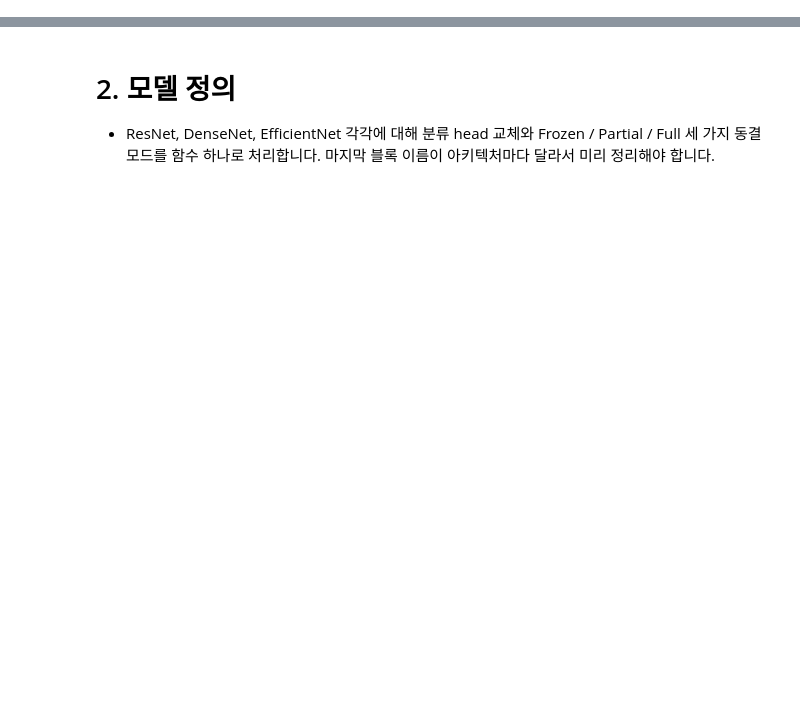
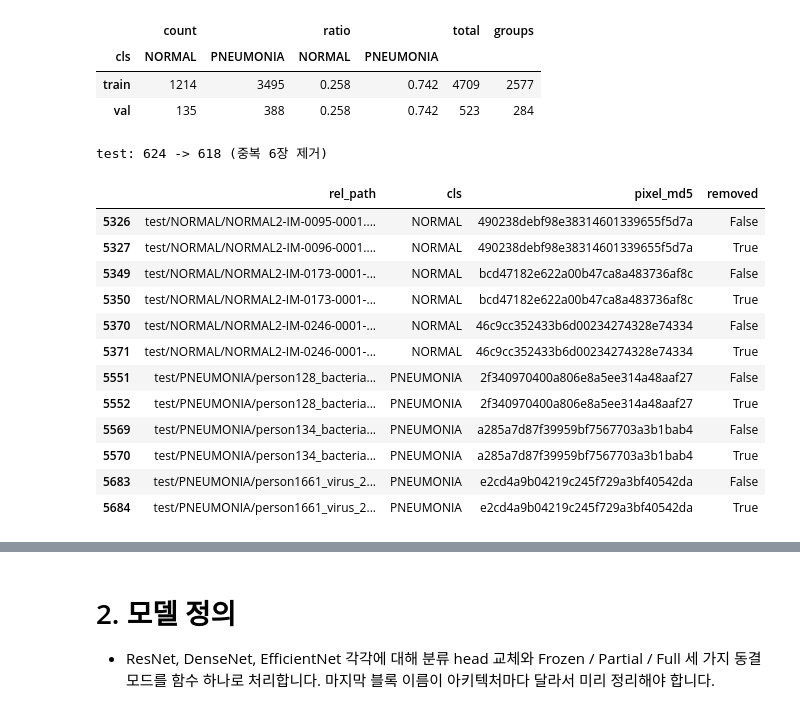
Before and after one commit to raewoo0908/codeit_finetuning_for_x_ray, a Jupyter notebook: experiment.ipynb, the cells around one changed output, grey strips where cells are left out. Saved outputs shown, nothing was run; the diff lists cells and outputs as text; code cells hidden in the pictures; blank space fills up the shorter version.

```diff
--- a/experiment.ipynb
+++ b/experiment.ipynb
@@ -24,3 +304,35 @@
 - **여유가 되면 실험할 것**
     - U-Net Image segmentation 모델을 이용해 폐 부분을 먼저 crop한 후에 이미지 전처리 파이프라인을 통과시키는 실험을 따로 진행한다.
         - Image segmentation을 활용한 데이터 전처리의 효과를 점검한다.
+# %%
+# ---------- 메타 수집: 경로 / 라벨 / 환자 그룹 / (test) 픽셀 해시 ----------
+PERSON_RE = re.compile(r"person(\d+)_(bacteria|virus)_(\d+)")
+NORMAL_RE = re.compile(r"^(.*IM-\d+)-")   # NORMAL은 person id 대신 'IM-0523' 같은 접두가 환자 번호 역할을 한다
+
+
+def group_key(cls: str, filename: str) -> str:
+    m = PERSON_RE.match(filename) if cls == "PNEUMONIA" else NORMAL_RE.match(filename)
+    return f"{cls}/{m.group(1)}" if m else f"{cls}/{filename}"   # 매칭 실패 시 단독 그룹
+
+
+def pixel_md5(path) -> str:
+    with Image.open(path) as im:
+        return hashlib.md5(np.asarray(im.convert("L")).tobytes()).hexdigest()
+
+
+def build_meta() -> pd.DataFrame:
+    rows = []
+    for split in SPLITS:
+        for label, cls in enumerate(CLASSES):
+            for p in sorted((DATA_DIR / split / cls).glob("*.jpeg")):
+                rows.append({"rel_path": f"{split}/{cls}/{p.name}", "orig_split": split, "cls": cls,
+                             "label": label, "group": group_key(cls, p.name)})
+    meta = pd.DataFrame(rows)
+    # 픽셀 해시는 test 중복 제거에만 필요하다 (EDA 5-1과 같은 convert("L") 기준)
+    is_test = meta["orig_split"] == "test"
+    meta.loc[is_test, "pixel_md5"] = [pixel_md5(DATA_DIR / r) for r in meta.loc[is_test, "rel_path"]]
+    return meta
+
+
+meta = build_meta()
+display(pd.crosstab(meta["orig_split"], meta["cls"]).reindex(SPLITS))
@@ -26,0 +345,43 @@
+# %%
+# ---------- 데이터 재분할: train+val을 합친 뒤 환자 그룹 단위로 9:1 층화 분할 ----------
+pool = meta[meta["orig_split"] != "test"].reset_index(drop=True)
+sgkf = StratifiedGroupKFold(n_splits=round(1 / VAL_RATIO), shuffle=True, random_state=SEED)
+tr_idx, va_idx = next(sgkf.split(pool, pool["label"], groups=pool["group"]))
+train_df = pool.iloc[tr_idx].reset_index(drop=True)
+val_df = pool.iloc[va_idx].reset_index(drop=True)
+
+leak = set(train_df["group"]) & set(val_df["group"])
+assert not leak, f"train/val에 같은 그룹이 섞였습니다: {list(leak)[:5]}"
+
+ct = pd.DataFrame({name: df["cls"].value_counts().reindex(CLASSES)
+                   for name, df in [("train", train_df), ("val", val_df)]}).T
+display(pd.concat({"count": ct, "ratio": ct.div(ct.sum(axis=1), axis=0).round(3)}, axis=1)
+        .assign(total=ct.sum(axis=1), groups=[train_df["group"].nunique(), val_df["group"].nunique()]))
+# %% [output]
+|  | count |  | ratio |  | total | groups |
+| cls | NORMAL | PNEUMONIA | NORMAL | PNEUMONIA |  |  |
+| train | 1214 | 3495 | 0.258 | 0.742 | 4709 | 2577 |
+| val | 135 | 388 | 0.258 | 0.742 | 523 | 284 |
+# %%
+# ---------- test 해시 기준 중복 이미지 제거: 중복 그룹마다 첫 장만 남긴다 ----------
+test_all = meta[meta["orig_split"] == "test"]
+dup_mask = test_all.duplicated("pixel_md5", keep="first")
+print(f"test: {len(test_all)} -> {len(test_all) - dup_mask.sum()} (중복 {dup_mask.sum()}장 제거)")
+display(test_all[test_all.duplicated("pixel_md5", keep=False)]
+        .assign(removed=dup_mask)[["rel_path", "cls", "pixel_md5", "removed"]])
+test_df = test_all[~dup_mask].reset_index(drop=True)
+# %% [output]
+test: 624 -> 618 (중복 6장 제거)
+|  | rel_path | cls | pixel_md5 | removed |
+| 5326 | test/NORMAL/NORMAL2-IM-0095-0001.... | NORMAL | 490238debf98e38314601339655f5d7a | False |
+| 5327 | test/NORMAL/NORMAL2-IM-0096-0001.... | NORMAL | 490238debf98e38314601339655f5d7a | True |
+| 5349 | test/NORMAL/NORMAL2-IM-0173-0001-... | NORMAL | bcd47182e622a00b47ca8a483736af8c | False |
+| 5350 | test/NORMAL/NORMAL2-IM-0173-0001-... | NORMAL | bcd47182e622a00b47ca8a483736af8c | True |
+| 5370 | test/NORMAL/NORMAL2-IM-0246-0001-... | NORMAL | 46c9cc352433b6d00234274328e74334 | False |
+| 5371 | test/NORMAL/NORMAL2-IM-0246-0001-... | NORMAL | 46c9cc352433b6d00234274328e74334 | True |
+| 5551 | test/PNEUMONIA/person128_bacteria... | PNEUMONIA | 2f340970400a806e8a5ee314a48aaf27 | False |
+| 5552 | test/PNEUMONIA/person128_bacteria... | PNEUMONIA | 2f340970400a806e8a5ee314a48aaf27 | True |
+| 5569 | test/PNEUMONIA/person134_bacteria... | PNEUMONIA | a285a7d87f39959bf7567703a3b1bab4 | False |
+| 5570 | test/PNEUMONIA/person134_bacteria... | PNEUMONIA | a285a7d87f39959bf7567703a3b1bab4 | True |
+| 5683 | test/PNEUMONIA/person1661_virus_2... | PNEUMONIA | e2cd4a9b04219c245f729a3bf40542da | False |
+| 5684 | test/PNEUMONIA/person1661_virus_2... | PNEUMONIA | e2cd4a9b04219c245f729a3bf40542da | True |
```
Also changed, not shown: parts of 15 cells of this notebook, 1 other file.
